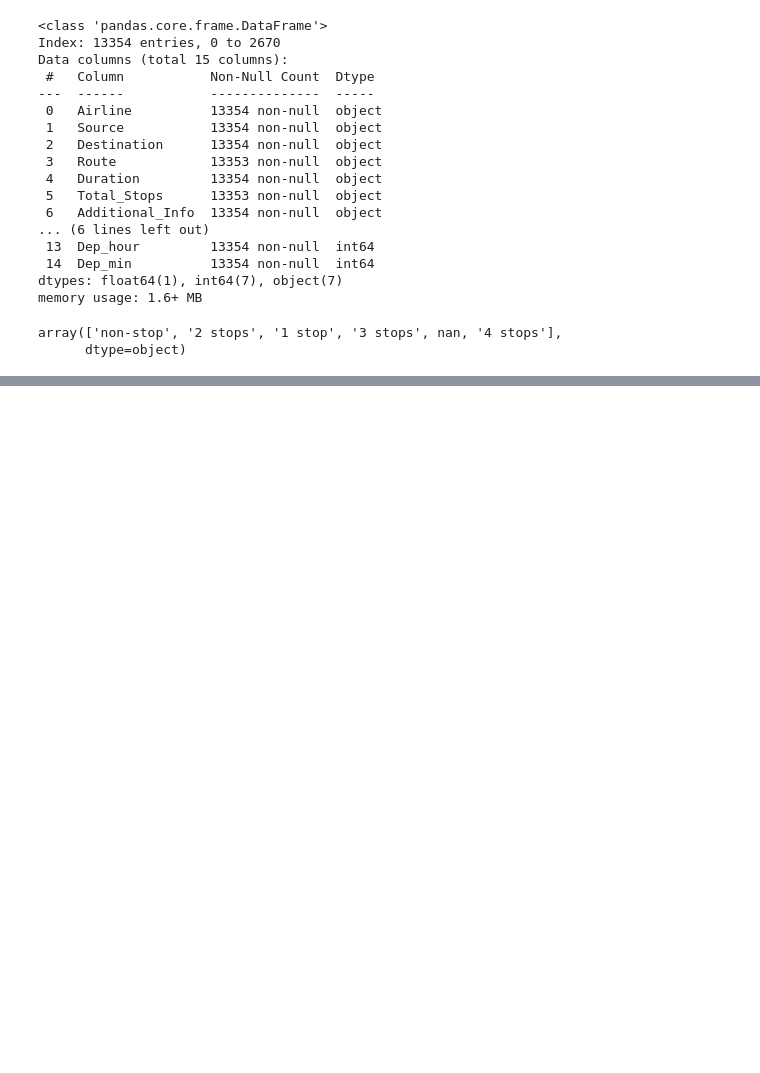
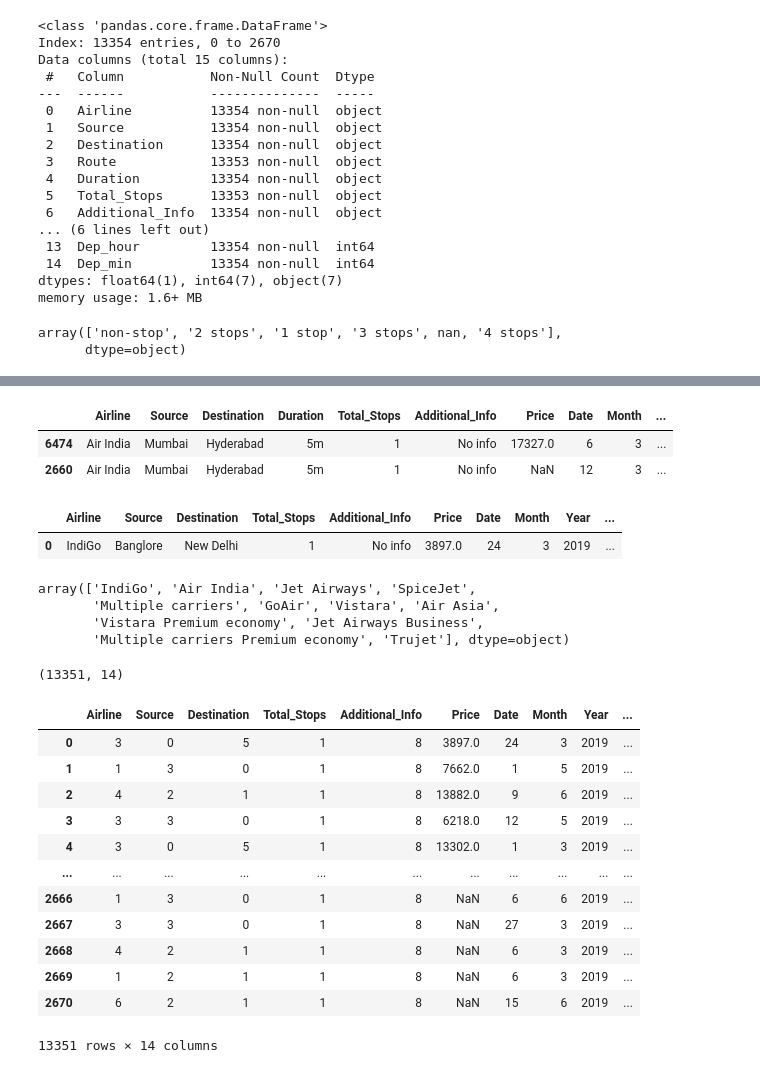
Before and after one commit to Aadeshsingh-11/EDA-with-Python, a Jupyter notebook: Flight Price Prediction(EDA + Feature Engineering)/Flight_predict.ipynb, the cells around one changed output, grey strips where cells are left out. Saved outputs shown, nothing was run; the diff lists cells and outputs as text; code cells hidden in the pictures; blank space fills up the shorter version.

```diff
--- a/Flight Price Prediction(EDA + Feature Engineering)/Flight_predict.ipynb
+++ b/Flight Price Prediction(EDA + Feature Engineering)/Flight_predict.ipynb
@@ -262,0 +289,53 @@ df.head()
+# %%
+df[df['duration_hour']=='5m']
+# %% [output]
+|  | Airline | Source | Destination | Duration | Total_Stops | Additional_Info | Price | Date | Month | ... |
+| 6474 | Air India | Mumbai | Hyderabad | 5m | 1 | No info | 17327.0 | 6 | 3 | ... |
+| 2660 | Air India | Mumbai | Hyderabad | 5m | 1 | No info | NaN | 12 | 3 | ... |
+# %%
+df.drop(6474,axis=0,inplace=True)
+df.drop(2660,axis=0,inplace=True)
+# %%
+df['duration_hour']=df['duration_hour'].astype('int')
+# %%
+df.drop('Duration',axis=1,inplace=True)
+# %%
+df.head(1)
+# %% [output]
+|  | Airline | Source | Destination | Total_Stops | Additional_Info | Price | Date | Month | Year | ... |
+| 0 | IndiGo | Banglore | New Delhi | 1 | No info | 3897.0 | 24 | 3 | 2019 | ... |
+# %%
+df['Airline'].unique()
+# %% [output]
+array(['IndiGo', 'Air India', 'Jet Airways', 'SpiceJet',
+       'Multiple carriers', 'GoAir', 'Vistara', 'Air Asia',
+       'Vistara Premium economy', 'Jet Airways Business',
+       'Multiple carriers Premium economy', 'Trujet'], dtype=object)
+# %%
+from sklearn.preprocessing import LabelEncoder
+LE = LabelEncoder()
+
+df['Airline']=LE.fit_transform(df['Airline'])
+df['Source']=LE.fit_transform(df['Source'])
+df['Destination']=LE.fit_transform(df['Destination'])
+df['Additional_Info']=LE.fit_transform(df['Additional_Info'])
+# %%
+df.shape
+# %% [output]
+(13351, 14)
+# %%
+df
+# %% [output]
+|  | Airline | Source | Destination | Total_Stops | Additional_Info | Price | Date | Month | Year | ... |
+| 0 | 3 | 0 | 5 | 1 | 8 | 3897.0 | 24 | 3 | 2019 | ... |
+| 1 | 1 | 3 | 0 | 1 | 8 | 7662.0 | 1 | 5 | 2019 | ... |
+| 2 | 4 | 2 | 1 | 1 | 8 | 13882.0 | 9 | 6 | 2019 | ... |
+| 3 | 3 | 3 | 0 | 1 | 8 | 6218.0 | 12 | 5 | 2019 | ... |
+| 4 | 3 | 0 | 5 | 1 | 8 | 13302.0 | 1 | 3 | 2019 | ... |
+| ... | ... | ... | ... | ... | ... | ... | ... | ... | ... | ... |
+| 2666 | 1 | 3 | 0 | 1 | 8 | NaN | 6 | 6 | 2019 | ... |
+| 2667 | 3 | 3 | 0 | 1 | 8 | NaN | 27 | 3 | 2019 | ... |
+| 2668 | 4 | 2 | 1 | 1 | 8 | NaN | 6 | 3 | 2019 | ... |
+| 2669 | 1 | 2 | 1 | 1 | 8 | NaN | 6 | 3 | 2019 | ... |
+| 2670 | 6 | 2 | 1 | 1 | 8 | NaN | 15 | 6 | 2019 | ... |
+13351 rows × 14 columns
```
Also changed, not shown: parts of 8 cells of this notebook.
